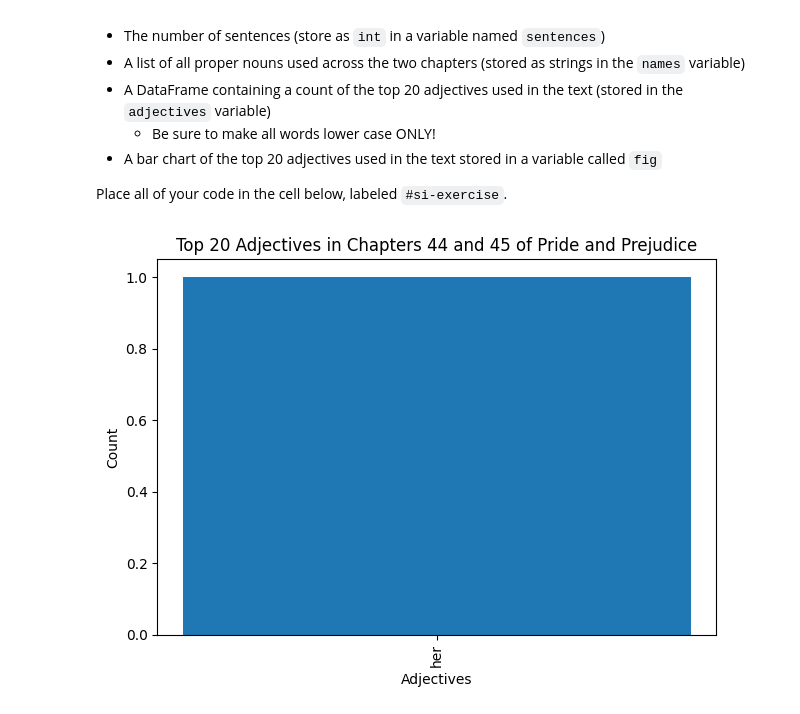
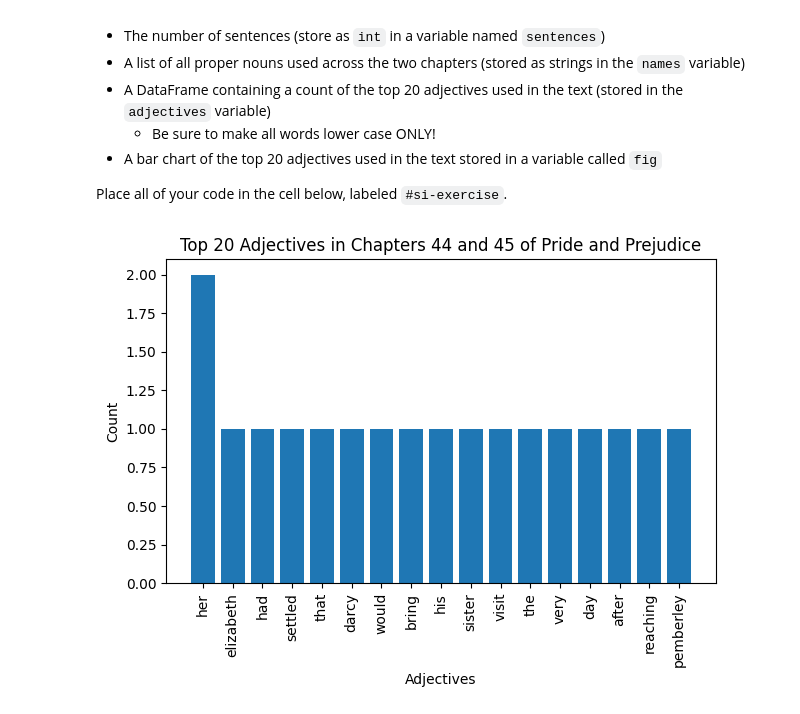
Before and after one commit to Chaudhari-Amar/econ8320-assignment-12, a Jupyter notebook: lesson.ipynb, the cells around one changed output. Saved outputs shown, nothing was run; the diff lists cells and outputs as text; code cells hidden in the pictures.

```diff
--- a/lesson.ipynb
+++ b/lesson.ipynb
@@ -219,33 +219,32 @@ Elizabeth had settled it that Mr. Darcy would bring his sister to visit her the
 """  # Add the full text of both chapters here
 
 # Step 1: Count the number of sentences
 sentences = len(re.split(r'[.!?]', text)) - 1
 
 # Step 2: Extract all proper nouns
 words = re.findall(r'\b[A-Z][a-z]*\b', text)
 names = list(set([word.lower() for word in words]))
 
 # Step 3: Create a DataFrame containing a count of the top 20 adjectives used in the text
 adjective_pattern = re.compile(r'\b\w{3,}\b')  # Match words with 3 or more letters to avoid articles, prepositions, etc.
 all_words = re.findall(adjective_pattern, text.lower())
-adjectives = [word for word, pos in Counter(all_words).items() if pos > 1]
-adjective_counter = Counter(adjectives)
+adjective_counter = Counter(all_words)
 top_20_adjectives = adjective_counter.most_common(20)
 
 adjectives_df = pd.DataFrame(top_20_adjectives, columns=['adjective', 'count'])
 
 # Step 4: Create a bar chart of the top 20 adjectives
 fig, ax = plt.subplots()
 ax.bar(adjectives_df['adjective'], adjectives_df['count'])
 ax.set_xlabel('Adjectives')
 ax.set_ylabel('Count')
 ax.set_title('Top 20 Adjectives in Chapters 44 and 45 of Pride and Prejudice')
 plt.xticks(rotation=90)
 plt.tight_layout()
 
 # Store the DataFrame and figure
 adjectives = adjectives_df
 
 plt.show()
 # %% [output]
-[figure, old version]
+[figure, new version]
```
